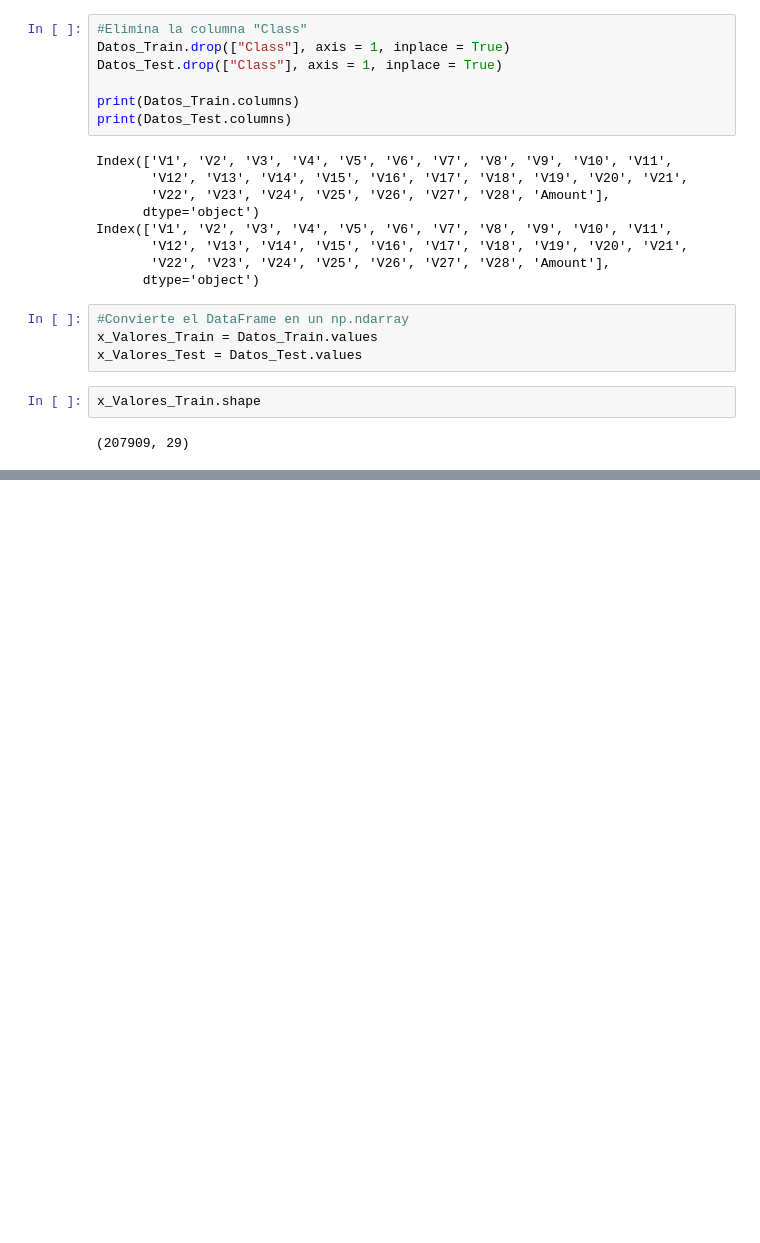
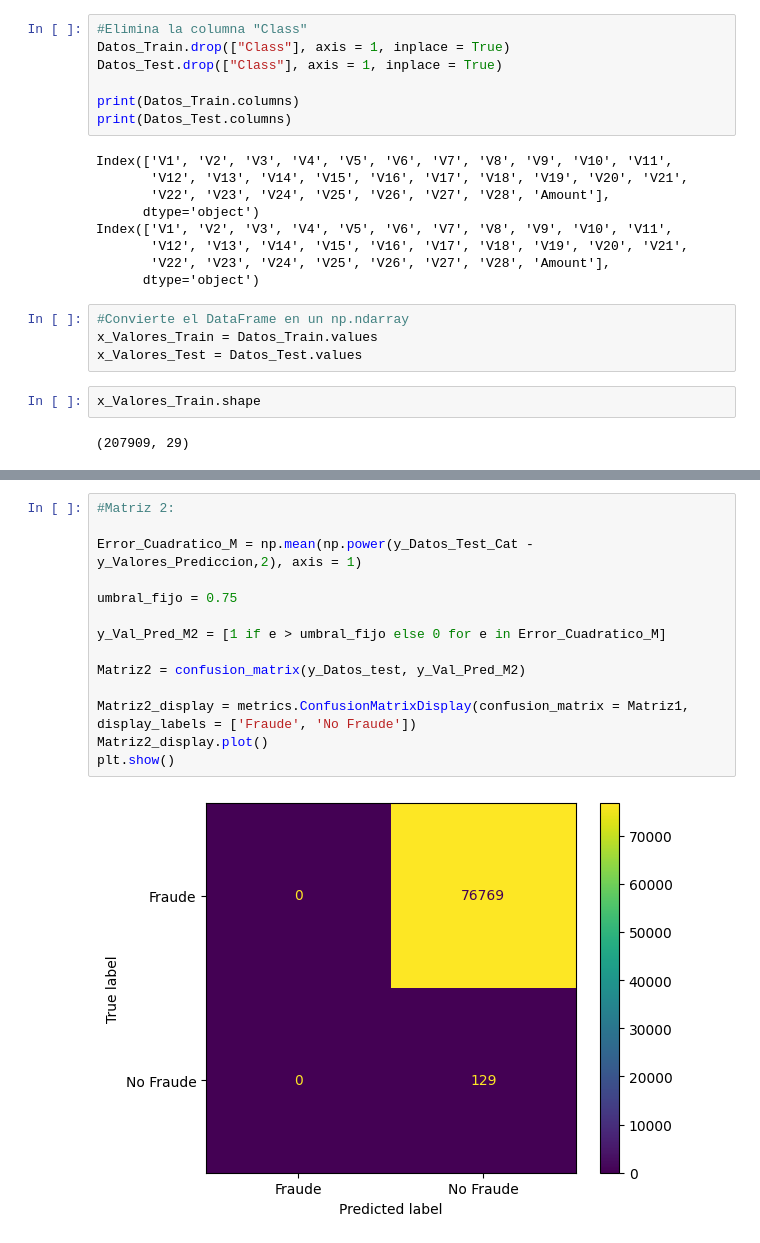
Before and after one commit to MCPMAlf/An-lisis-de-Datos, a Jupyter notebook: Proyecto4_Ejercicio2.ipynb, the cells around one changed output, grey strips where cells are left out. Cells and saved outputs as stored; diff of their text form; blank space fills up the shorter version.

```diff
--- a/Proyecto4_Ejercicio2.ipynb
+++ b/Proyecto4_Ejercicio2.ipynb
@@ -252,0 +278,16 @@ resultado correcto:
+# %%
+#Matriz 2:
+
+Error_Cuadratico_M = np.mean(np.power(y_Datos_Test_Cat - y_Valores_Prediccion,2), axis = 1)
+
+umbral_fijo = 0.75
+
+y_Val_Pred_M2 = [1 if e > umbral_fijo else 0 for e in Error_Cuadratico_M]
+
+Matriz2 = confusion_matrix(y_Datos_test, y_Val_Pred_M2)
+
+Matriz2_display = metrics.ConfusionMatrixDisplay(confusion_matrix = Matriz1, display_labels = ['Fraude', 'No Fraude'])
+Matriz2_display.plot()
+plt.show()
+# %% [output]
+[figure, added]
```
Also changed, not shown: parts of 15 cells of this notebook.
